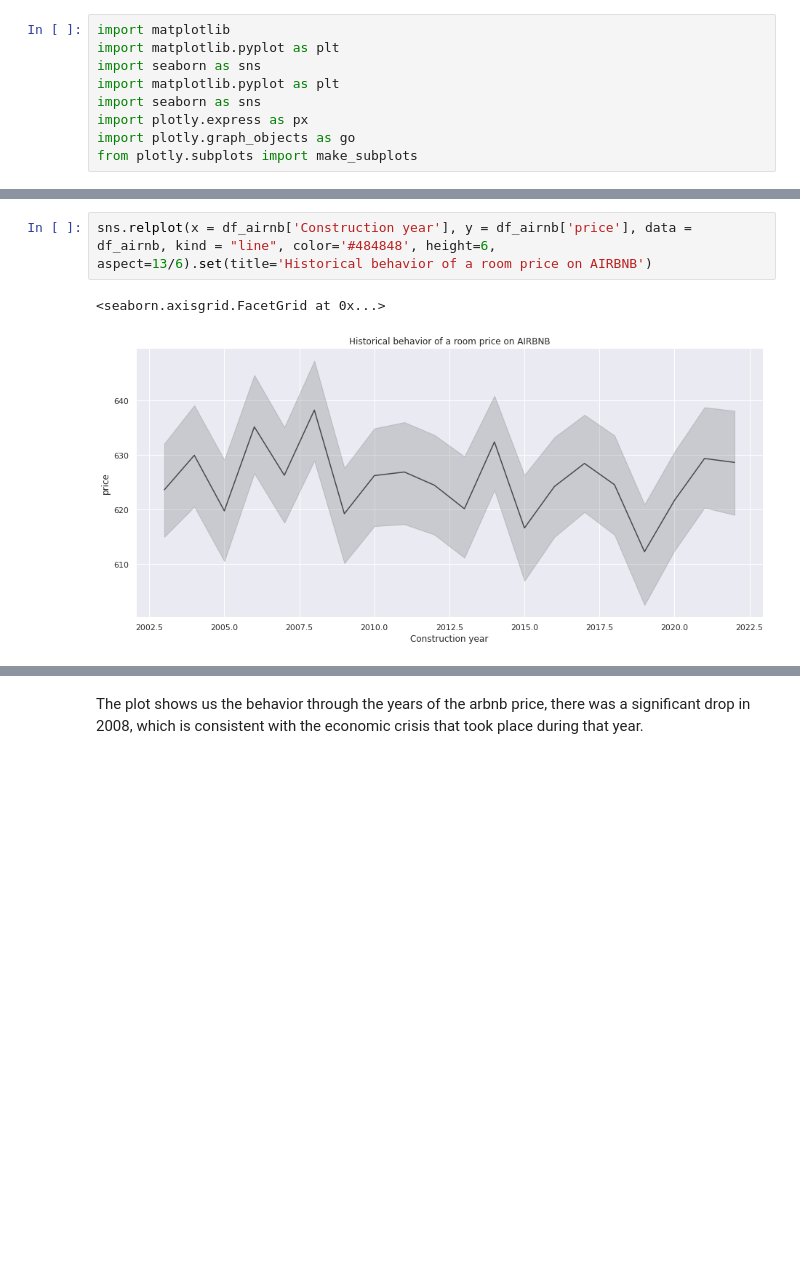
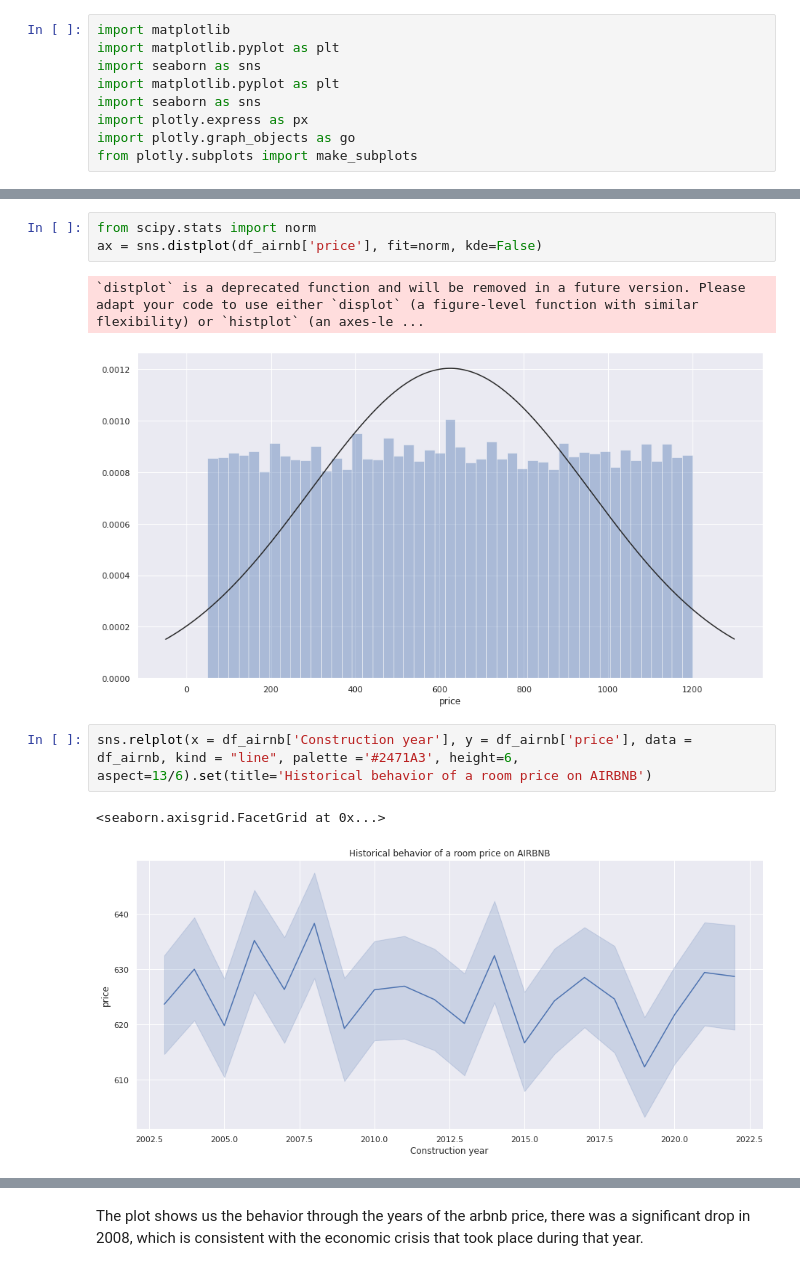
Before and after one commit to Angelica2929/BI_Project_AIRBNB, a Jupyter notebook: Project_2_Development.ipynb, the cells around one changed output, grey strips where cells are left out. Cells and saved outputs as stored; diff of their text form; blank space fills up the shorter version.

```diff
--- a/Project_2_Development.ipynb
+++ b/Project_2_Development.ipynb
@@ -702,5 +714,11 @@ fig.show()
+# %%
+from scipy.stats import norm
+ax = sns.distplot(df_airnb['price'], fit=norm, kde=False)
+# %% [output]
+`distplot` is a deprecated function and will be removed in a future version. Please adapt your code to use either `displot` (a figure-level function with similar flexibility) or `histplot` (an axes-le ...
+[figure, added]
 # %%
-sns.relplot(x = df_airnb['Construction year'], y = df_airnb['price'], data = df_airnb, kind = "line", color='#484848', height=6, aspect=13/6).set(title='Historical behavior of a room price on AIRBNB')
+sns.relplot(x = df_airnb['Construction year'], y = df_airnb['price'], data = df_airnb, kind = "line", palette ='#2471A3', height=6, aspect=13/6).set(title='Historical behavior of a room price on AIRBNB')
 # %% [output]
 <seaborn.axisgrid.FacetGrid at 0x...>
-[figure, old version]
+[figure, new version]
```
Also changed, not shown: parts of 81 cells of this notebook.
